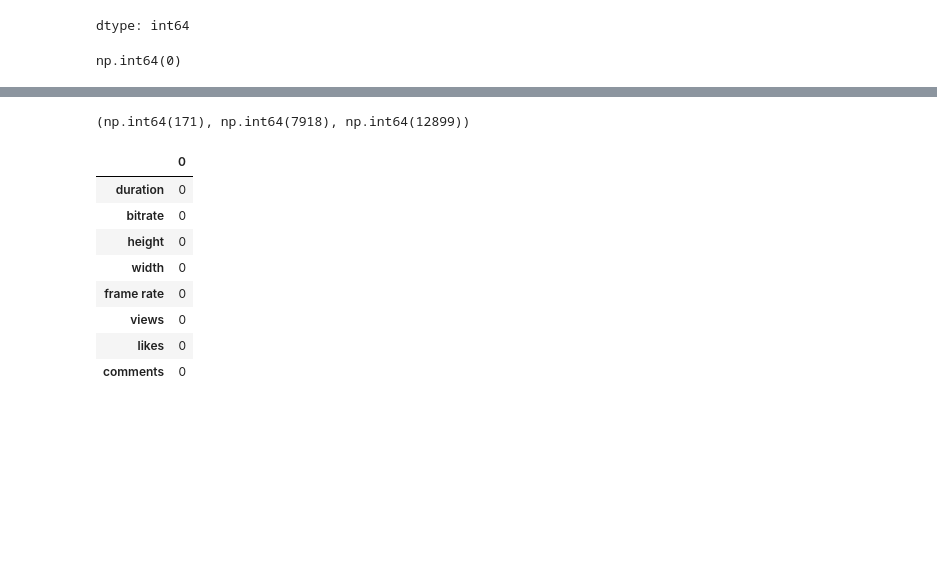
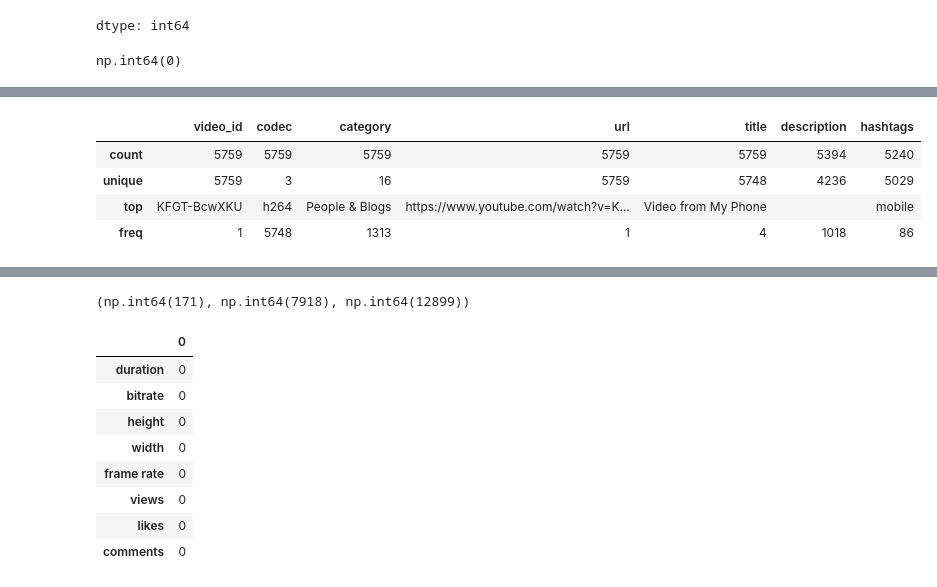
Before and after one commit to ghaida-alsalamah/T2-AI-TASK, a Jupyter notebook: T2-AI-TASK.ipynb, the cells around one changed output, grey strips where cells are left out. Cells and saved outputs as stored; diff of their text form; code cells hidden in the pictures; blank space fills up the shorter version.

```diff
--- a/T2-AI-TASK.ipynb
+++ b/T2-AI-TASK.ipynb
@@ -91,0 +92,8 @@ df.describe()
+# %%
+df.describe(include=['object'])
+# %% [output]
+|  | video_id | codec | category | url | title | description | hashtags |
+| count | 5759 | 5759 | 5759 | 5759 | 5759 | 5394 | 5240 |
+| unique | 5759 | 3 | 16 | 5759 | 5748 | 4236 | 5029 |
+| top | KFGT-BcwXKU | h264 | People & Blogs | https://www.youtube.com/watch?v=K... | Video from My Phone |  | mobile |
+| freq | 1 | 5748 | 1313 | 1 | 4 | 1018 | 86 |
```
Also changed, not shown: parts of 9 cells of this notebook.
